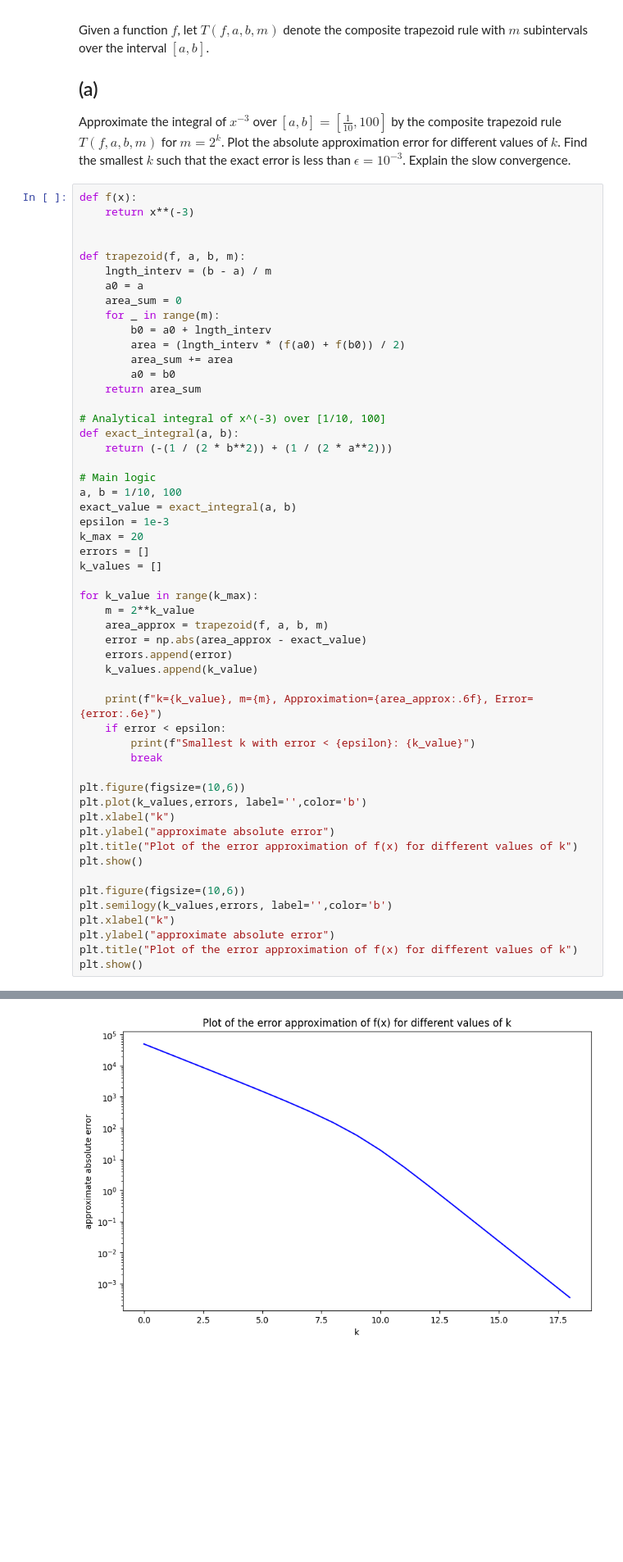
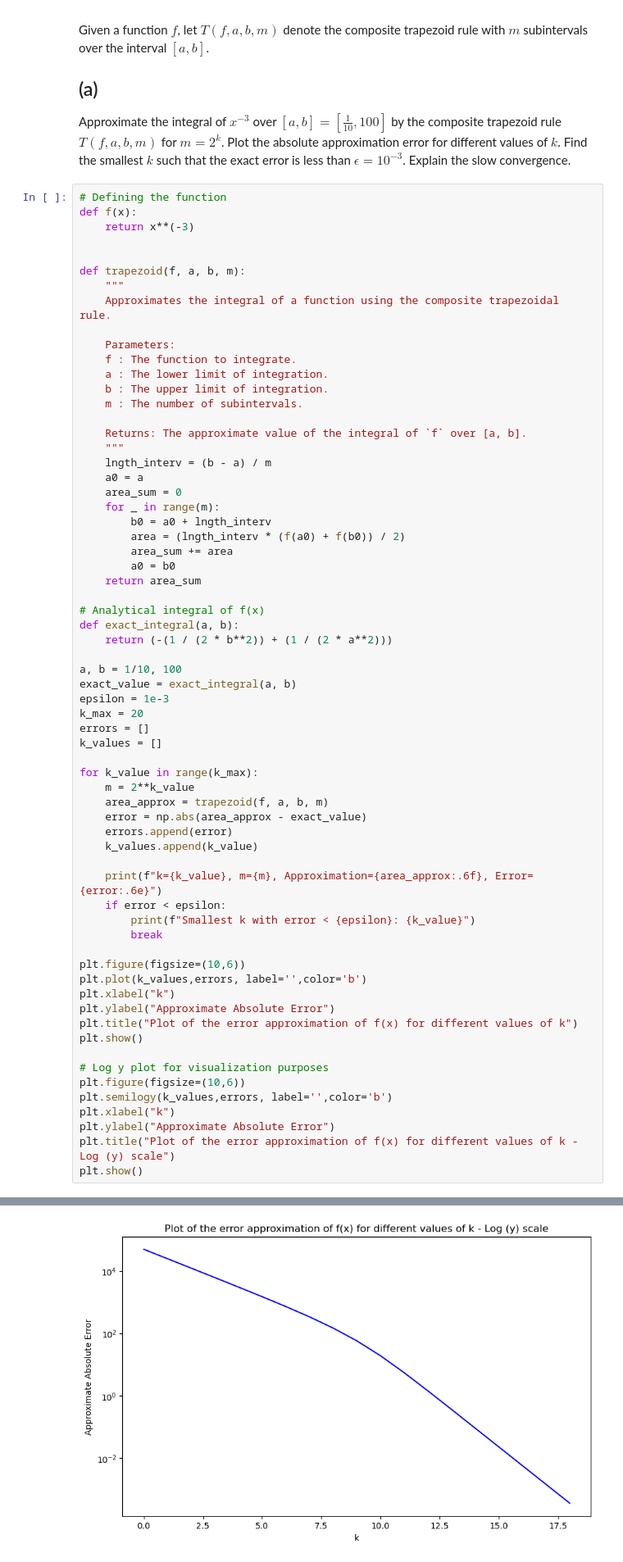
Before and after one commit to zoeazra/NumAlg, a Jupyter notebook: hw4.ipynb, the cells around one changed output, grey strips where cells are left out. Shown at 82% size. Saved outputs shown, nothing was run; the diff lists cells and outputs as text; blank space fills up the shorter version.

```diff
--- a/hw4.ipynb
+++ b/hw4.ipynb
@@ -28,11 +29,23 @@ Given a function $f$, let $T(f,a,b,m)$ denote the composite trapezoid rule with
 ## (a)
 Approximate the integral of $x^{-3}$ over $[a,b] = [ \frac{1}{10}, 100 ]$ by the composite trapezoid rule $T(f,a,b,m)$ for $m = 2^k$. Plot the absolute approximation error for different values of $k$. Find the smallest $k$ such that the exact error is less than $\epsilon = 10^{-3}$. Explain the slow convergence.
 # %%
+# Defining the function
 def f(x):
     return x**(-3)
 
 
 def trapezoid(f, a, b, m):
+    """
+    Approximates the integral of a function using the composite trapezoidal rule.
+
+    Parameters:
+    f : The function to integrate.
+    a : The lower limit of integration.
+    b : The upper limit of integration.
+    m : The number of subintervals.
+
+    Returns: The approximate value of the integral of `f` over [a, b].
+    """
     lngth_interv = (b - a) / m
     a0 = a
     area_sum = 0
@@ -43,11 +56,10 @@ def trapezoid(f, a, b, m):
         a0 = b0
     return area_sum
 
-# Analytical integral of x^(-3) over [1/10, 100]
+# Analytical integral of f(x)
 def exact_integral(a, b):
     return (-(1 / (2 * b**2)) + (1 / (2 * a**2)))
 
-# Main logic
 a, b = 1/10, 100
 exact_value = exact_integral(a, b)
 epsilon = 1e-3
@@ -70,37 +82,38 @@ for k_value in range(k_max):
 plt.figure(figsize=(10,6))
 plt.plot(k_values,errors, label='',color='b')
 plt.xlabel("k")
-plt.ylabel("approximate absolute error")
+plt.ylabel("Approximate Absolute Error")
 plt.title("Plot of the error approximation of f(x) for different values of k")
 plt.show()
 
+# Log y plot for visualization purposes
 plt.figure(figsize=(10,6))
 plt.semilogy(k_values,errors, label='',color='b')
 plt.xlabel("k")
-plt.ylabel("approximate absolute error")
-plt.title("Plot of the error approximation of f(x) for different values of k")
+plt.ylabel("Approximate Absolute Error")
+plt.title("Plot of the error approximation of f(x) for different values of k - Log (y) scale")
 plt.show()
 # %% [output]
 k=0, m=1, Approximation=49950.000050, Error=4.990000e+04
 k=1, m=2, Approximation=24975.000423, Error=2.492500e+04
 k=2, m=4, Approximation=12487.501855, Error=1.243750e+04
 k=3, m=8, Approximation=6243.757494, Error=6.193758e+03
 k=4, m=16, Approximation=3121.904490, Error=3.071905e+03
 k=5, m=32, Approximation=1561.050738, Error=1.511051e+03
 k=6, m=64, Approximation=780.886154, Error=7.308862e+02
 k=7, m=128, Approximation=391.662953, Error=3.416630e+02
 k=8, m=256, Approximation=199.419975, Error=1.494200e+02
 k=9, m=512, Approximation=108.215472, Error=5.821552e+01
 k=10, m=1024, Approximation=69.373823, Error=1.937387e+01
 k=11, m=2048, Approximation=55.558404, Error=5.558454e+00
 k=12, m=4096, Approximation=51.459191, Error=1.459241e+00
 k=13, m=8192, Approximation=50.369918, Error=3.699681e-01
 k=14, m=16384, Approximation=50.092781, Error=9.283133e-02
 k=15, m=32768, Approximation=50.023179, Error=2.322933e-02
 k=16, m=65536, Approximation=50.005759, Error=5.808681e-03
 k=17, m=131072, Approximation=50.001402, Error=1.452254e-03
 k=18, m=262144, Approximation=50.000313, Error=3.630689e-04
 Smallest k with error < 0.001: 18
 [figure]
-[figure, old version]
+[figure, new version]
 # %% [markdown]
```
Also changed, not shown: parts of 6 cells of this notebook.
